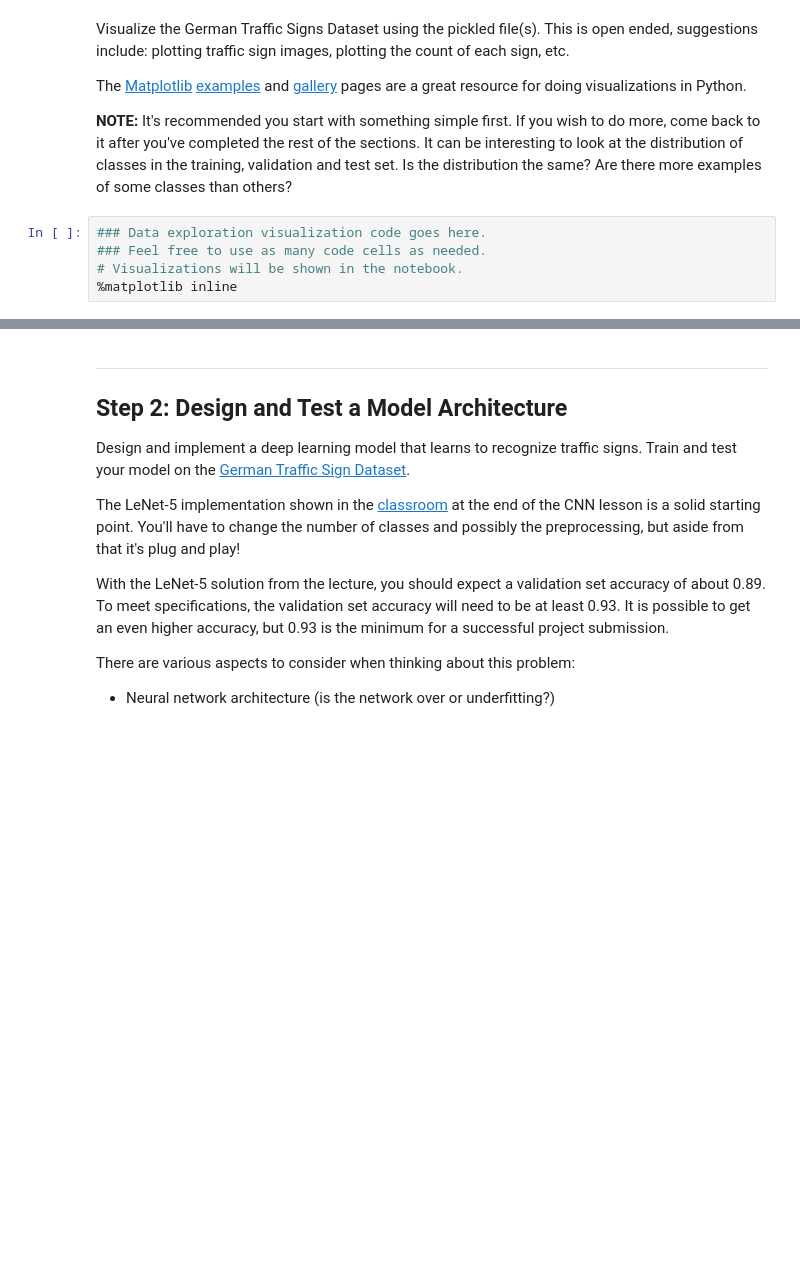
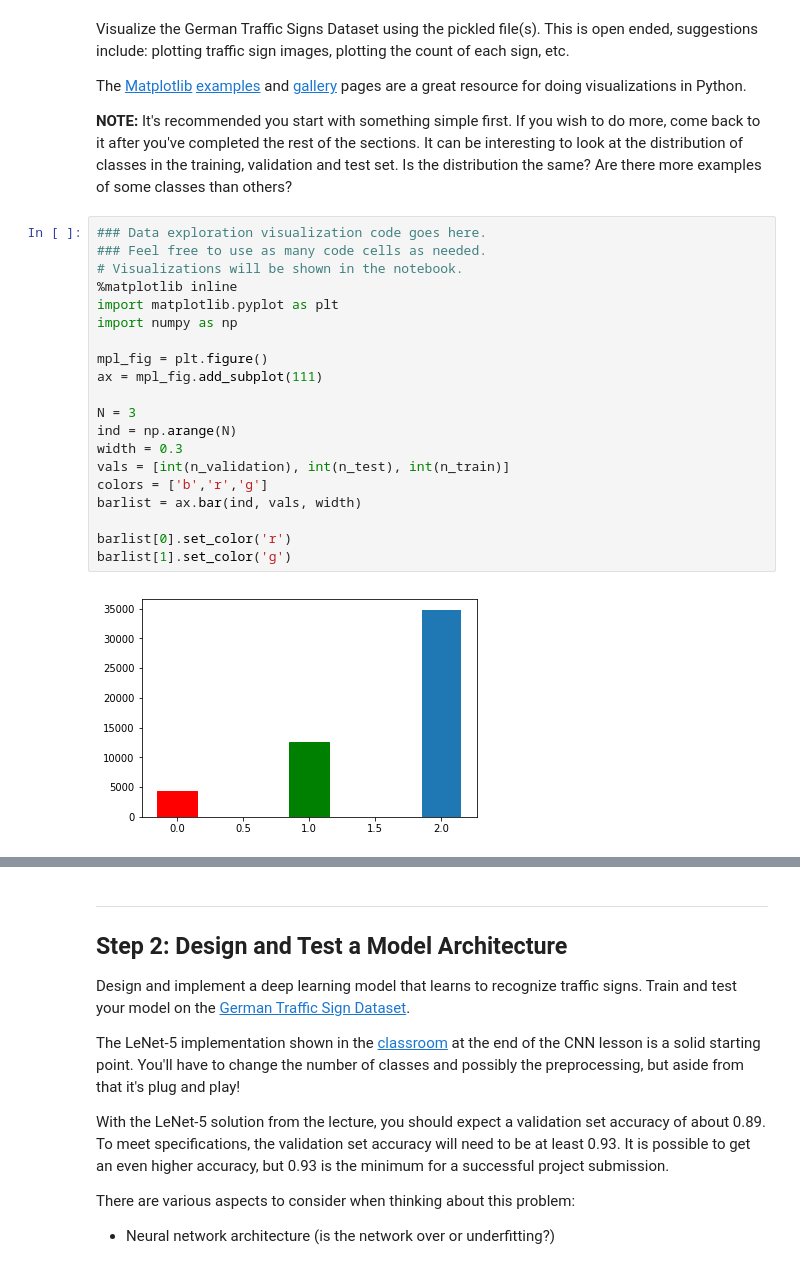
Before and after one commit to Jeremy26/traffic-signs, a Jupyter notebook: Traffic_Sign_Classifier.ipynb, the cells around one changed output, grey strips where cells are left out. Cells and saved outputs as stored; diff of their text form; blank space fills up the shorter version.

```diff
--- a/Traffic_Sign_Classifier.ipynb
+++ b/Traffic_Sign_Classifier.ipynb
@@ -109,8 +109,25 @@ The [Matplotlib](http://matplotlib.org/) [examples](http://matplotlib.org/exampl
 # %%
 ### Data exploration visualization code goes here.
 ### Feel free to use as many code cells as needed.
 # Visualizations will be shown in the notebook.
 %matplotlib inline
+import matplotlib.pyplot as plt
+import numpy as np
+
+mpl_fig = plt.figure()
+ax = mpl_fig.add_subplot(111)
+
+N = 3
+ind = np.arange(N)
+width = 0.3
+vals = [int(n_validation), int(n_test), int(n_train)]
+colors = ['b','r','g']
+barlist = ax.bar(ind, vals, width)
+
+barlist[0].set_color('r')
+barlist[1].set_color('g')
+# %% [output]
+[figure, added]
 # %%
 index = random.randint(0, len(X_train))
 image = X_train[index].squeeze()
```
Also changed, not shown: parts of 9 cells of this notebook, 6 other files.
